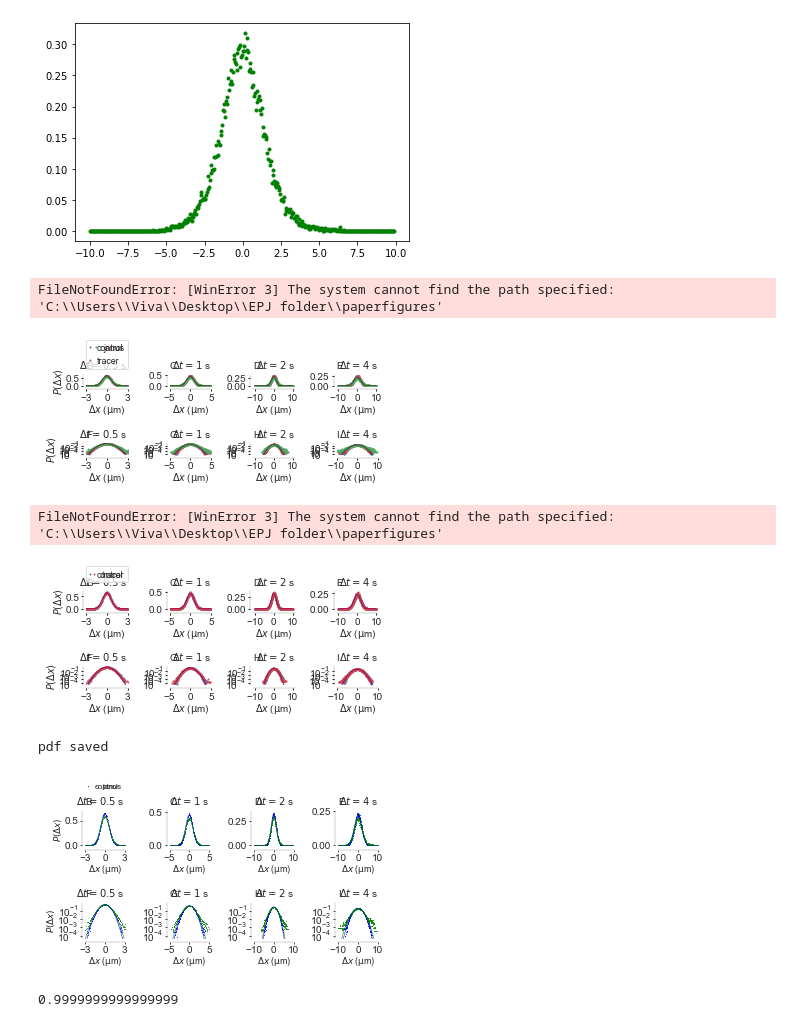
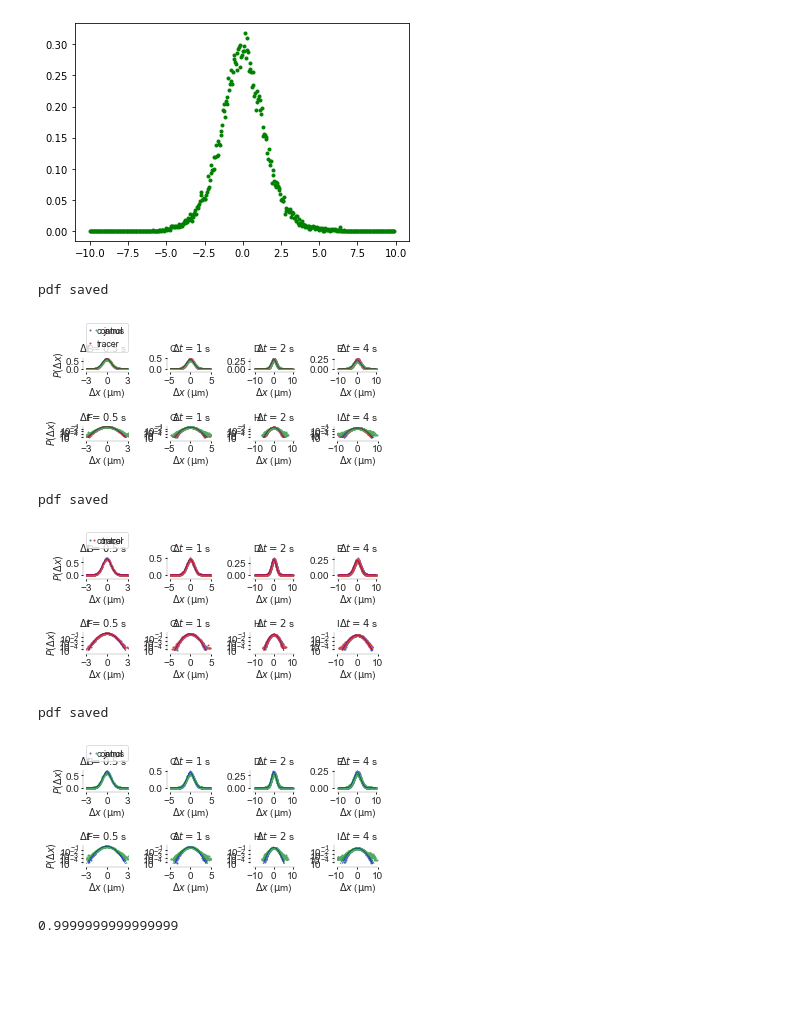
Before and after one commit to horowitz-lab/using_trackpy, a Jupyter notebook: 2018 EPJST figures/tracer+Janus_3__H2O2_5_emulsion_2016-06-14_vanhove.ipynb, the cells around one changed output. Saved outputs shown, nothing was run; the diff lists cells and outputs as text; code cells hidden in the pictures; blank space fills up the shorter version.

```diff
--- a/2018 EPJST figures/tracer+Janus_3__H2O2_5_emulsion_2016-06-14_vanhove.ipynb
+++ b/2018 EPJST figures/tracer+Janus_3__H2O2_5_emulsion_2016-06-14_vanhove.ipynb
@@ -47,6 +47,9 @@ import seaborn
 # %% [output]
 Populating the interactive namespace from numpy and matplotlib
 # %%
+saving = True # whether to save the paper figures
+figurefolder = r"G:\Shared drives\Horowitz Lab Notes\Horowitz, Viva - notes and files\2018 EPJST revisit"
+
 scaling =  0.08431 #um/pixel
 moviename = "manualnorm,tracer+janus_3%_H2O2_5,2016-06-14"
 # %%
@@ -822,19 +821,20 @@ sns.despine(offset=3, trim=False);
 
 plt.tight_layout()
 
-os.chdir('C:\\Users\\Viva\\Desktop\\EPJ folder\\paperfigures')
-try:
-    plt.savefig('vanhove,' + moviename + '.pdf',
-                bbox_inches='tight', figsize=(thiswidth, thisheight))
-    plt.savefig('vanhove,' + moviename + '.svg',
-                bbox_inches='tight', figsize=(thiswidth, thisheight))
-    print('pdf saved')
-    plt.savefig('vanhove,' + moviename + '.png',
-                bbox_inches='tight', dpi=600, figsize=(thiswidth, thisheight))
-except IOError:
-    print('Close the pdf file so I can overwrite it.')
+if saving:
+    os.chdir(figurefolder)
+    try:
+        plt.savefig('vanhove,' + moviename + '.pdf',
+                    bbox_inches='tight', figsize=(thiswidth, thisheight))
+        plt.savefig('vanhove,' + moviename + '.svg',
+                    bbox_inches='tight', figsize=(thiswidth, thisheight))
+        print('pdf saved')
+        plt.savefig('vanhove,' + moviename + '.png',
+                    bbox_inches='tight', dpi=600, figsize=(thiswidth, thisheight))
+    except IOError:
+        print('Close the pdf file so I can overwrite it.')
 # %% [output]
-FileNotFoundError: [WinError 3] The system cannot find the path specified: 'C:\\Users\\Viva\\Desktop\\EPJ folder\\paperfigures'
+pdf saved
 [figure]
 # %%
 import seaborn as sns
@@ -1041,19 +1041,20 @@ sns.despine(offset=3, trim=False);
 
 plt.tight_layout()
 
-os.chdir('C:\\Users\\Viva\\Desktop\\EPJ folder\\paperfigures')
-try:
-    plt.savefig('vanhove,tracer,' + moviename + '.pdf',
-                bbox_inches='tight', figsize=(thiswidth, thisheight))
-    plt.savefig('vanhove,tracer,' + moviename + '.svg',
-                bbox_inches='tight', figsize=(thiswidth, thisheight))
-    print('pdf saved')
-    plt.savefig('vanhove,tracer,' + moviename + '.png',
-                bbox_inches='tight', dpi=600, figsize=(thiswidth, thisheight))
-except IOError:
-    print('Close the pdf file so I can overwrite it.')
+if saving:
+    os.chdir(figurefolder)
+    try:
+        plt.savefig('vanhove,tracer,' + moviename + '.pdf',
+                    bbox_inches='tight', figsize=(thiswidth, thisheight))
+        plt.savefig('vanhove,tracer,' + moviename + '.svg',
+                    bbox_inches='tight', figsize=(thiswidth, thisheight))
+        print('pdf saved')
+        plt.savefig('vanhove,tracer,' + moviename + '.png',
+                    bbox_inches='tight', dpi=600, figsize=(thiswidth, thisheight))
+    except IOError:
+        print('Close the pdf file so I can overwrite it.')
 # %% [output]
-FileNotFoundError: [WinError 3] The system cannot find the path specified: 'C:\\Users\\Viva\\Desktop\\EPJ folder\\paperfigures'
+pdf saved
 [figure]
 # %%
 import seaborn as sns
@@ -1235,45 +1236,46 @@ plt.yticks([1e-4,1e-3, 1e-2, 1e-1])
 
 
 fig = plt.gcf()
 
 thisheight=2.7
 thiswidth=5
 fig.set_figheight(thisheight)
 fig.set_figwidth(thiswidth)
 
 plt.rcParams.update({'axes.titlesize' : 10 })
 axB.set_title('$\Delta{}t = 0.5$ s', loc='right')
 axC.set_title('$\Delta{}t = 1$ s', loc='right')
 axD.set_title('$\Delta{}t = 2$ s', loc='right')
 axE.set_title('$\Delta{}t = 4$ s', loc='right')
 axF.set_title('$\Delta{}t = 0.5$ s', loc='right')
 axG.set_title('$\Delta{}t = 1$ s', loc='right')
 axH.set_title('$\Delta{}t = 2$ s', loc='right')
 axI.set_title('$\Delta{}t = 4$ s', loc='right')
 
 #axB.tick_params(which='minor', left=True, axis='y')
 #axF.tick_params(which='minor', left=True, axis='y')
 axG.tick_params(which='minor', left=True, axis='y')
 
 
 sns.despine(offset=3, trim=False);
 
 plt.tight_layout()
 
-os.chdir('C:\\Users\\Viva\\Desktop\\EPJ folder\\paperfigures')
-try:
-    plt.savefig('vanhove,janus,' + moviename + '.pdf',
-                bbox_inches='tight', figsize=(thiswidth, thisheight))
-    plt.savefig('vanhove,janus,' + moviename + '.svg',
-                bbox_inches='tight', figsize=(thiswidth, thisheight))
-    print('pdf saved')
-    plt.savefig('vanhove,janus,' + moviename + '.png',
-                bbox_inches='tight', dpi=600, figsize=(thiswidth, thisheight))
-except IOError:
-    print('Close the pdf file so I can overwrite it.')
+if saving:
+    os.chdir(figurefolder)
+    try:
+        plt.savefig('vanhove,janus,' + moviename + '.pdf',
+                    bbox_inches='tight', figsize=(thiswidth, thisheight))
+        plt.savefig('vanhove,janus,' + moviename + '.svg',
+                    bbox_inches='tight', figsize=(thiswidth, thisheight))
+        print('pdf saved')
+        plt.savefig('vanhove,janus,' + moviename + '.png',
+                    bbox_inches='tight', dpi=600, figsize=(thiswidth, thisheight))
+    except IOError:
+        print('Close the pdf file so I can overwrite it.')
 # %% [output]
 pdf saved
-[figure, old version]
+[figure, new version]
 # %%
 #vh4nrx.plot(style = 'b.',label = 'control', ms=myms)
 #vh4hrx.plot(style = 'r.',label = 'tracer', ms=myms)
```
Also changed, not shown: parts of 5 cells of this notebook.
